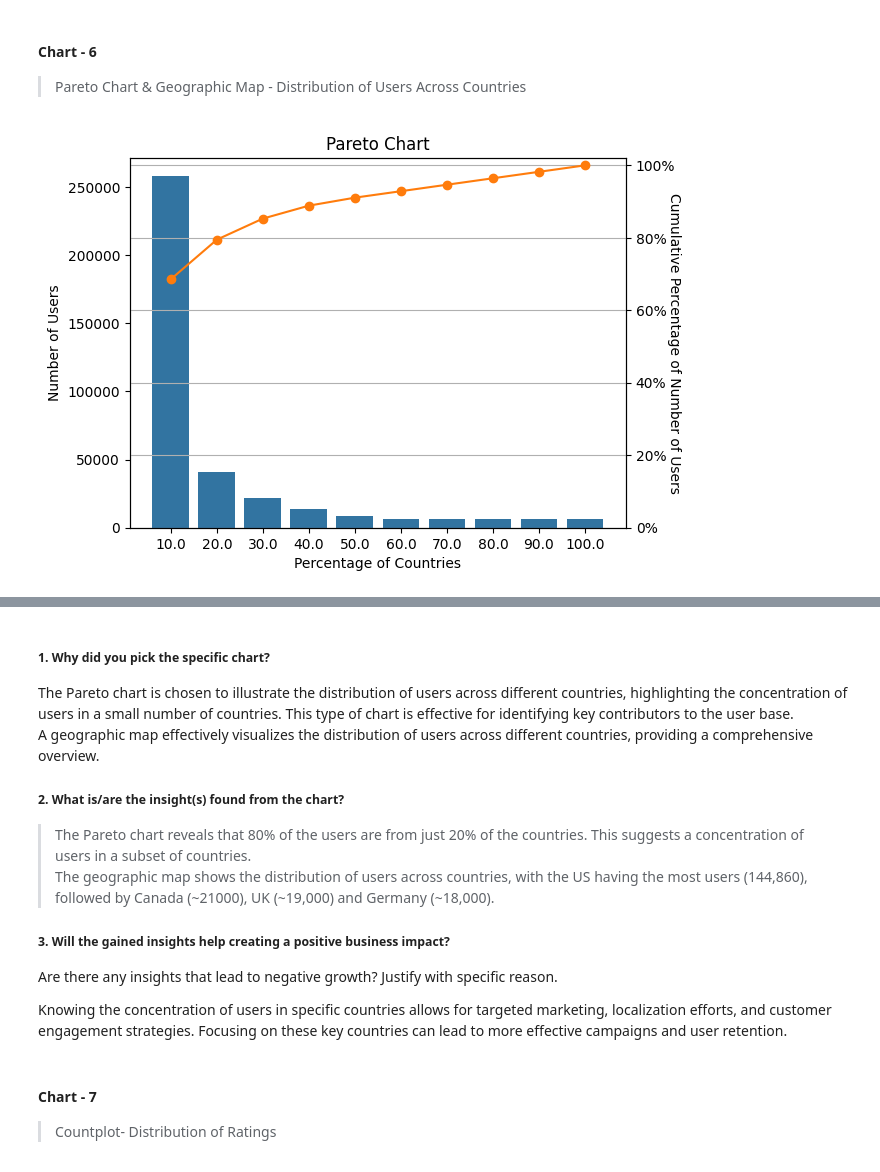
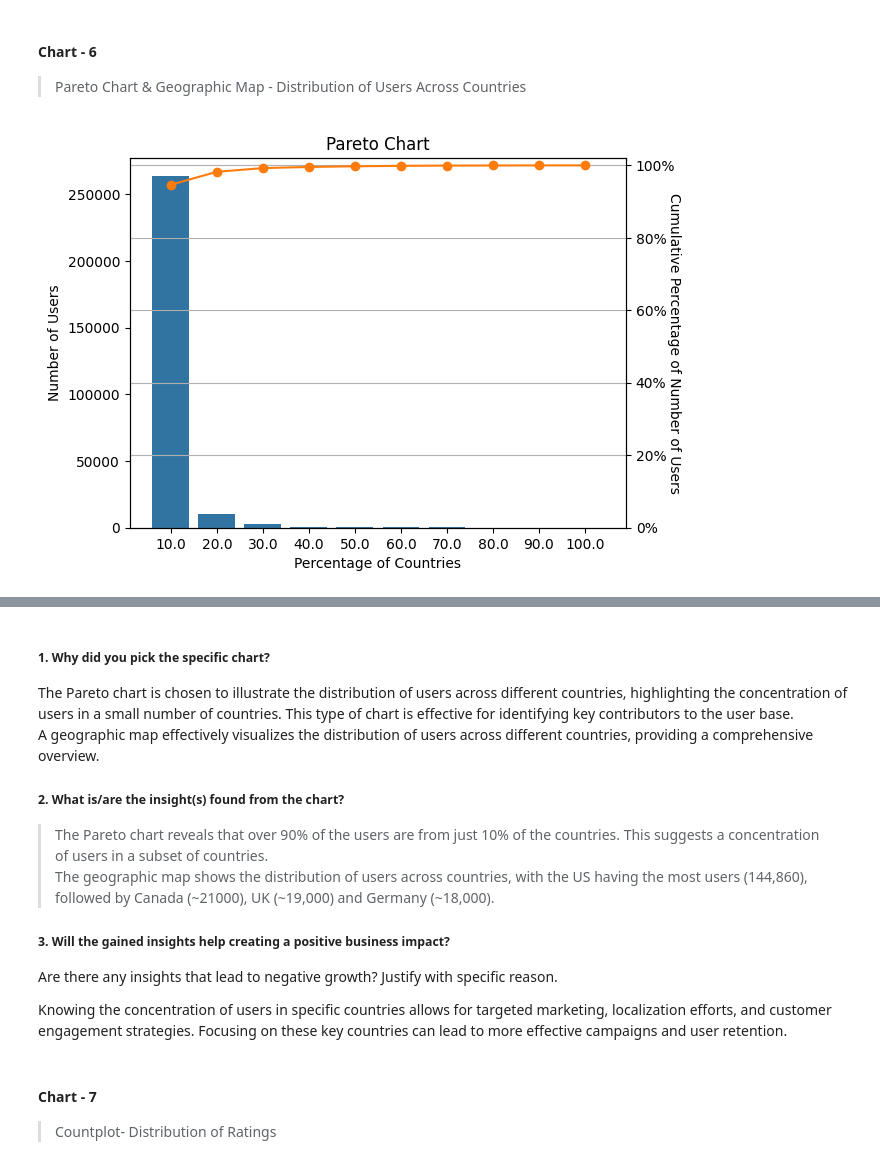
Before and after one commit to bisht-deepak/Capstone-Project-Recommendation-System, a Jupyter notebook: unsupervised-learning-book-recommendation-system.ipynb, the cells around one changed output, grey strips where cells are left out. Cells and saved outputs as stored; diff of their text form; code cells hidden in the pictures.

```diff
--- a/unsupervised-learning-book-recommendation-system.ipynb
+++ b/unsupervised-learning-book-recommendation-system.ipynb
@@ -687,26 +690,3 @@ user_ratings_df.head()
 | 2 | 153662 | 1808 | 1 |
 | 3 | 189835 | 1766 | 1 |
 | 4 | 23902 | 1084 | 1 |
-# %%
-
-
-mean_age= np.round(np.mean(users_df["Age"]), 2)
-
-xyz= (
-    (
-        users_df
-        .rename(rename_cols, axis= 1)
-
-        .assign(
-            age= lambda x: x["age"].fillna(mean_age),
-        )
-        .pipe(extract_lower_and_upper_bound)
-        .assign(
-
-        )
-
-    )
-)
-xyz
-# tweaked_users_df= tweak_users_df(users_df)
-# tweaked_users_df.head()
@@ -1062,28 +1028,27 @@ Knowing that a small percentage of users contribute a significant portion of rat
 #### Chart - 6
 > Pareto Chart & Geographic Map - Distribution of Users Across Countries
 # %%
-contribution_by_country= get_pareto_df(tweaked_ratings_df, variable= "id")
-
+contribution_by_country= get_pareto_df(tweaked_users_df, variable= "country")
 fig, ax= plt.subplots(sharex= True)
 sns.barplot(data= contribution_by_country, x= "perc_users", y= "size",
             color= "#1f77b4", ax= ax)
 
 # ax.set_xlim(10,100)
 ax.set_xlabel("Percentage of Countries")
 ax.set_ylabel("Number of Users")
 
 ax2= ax.twinx()
 ax2.plot(contribution_by_country["cumperc"], marker= "o", color= "#ff7c0c")
-# ax2.xaxis.set_major_formatter(PercentFormatter())
+
 ax2.yaxis.set_major_formatter(PercentFormatter())
 ax2.set_ylim(0,102)
 ax2.set_ylabel("Cumulative Percentage of Number of Users", rotation= 270)
 
 ax2.grid(True, zorder= -1)
 plt.title("Pareto Chart")
 plt.show()
 # %% [output]
-[figure, old version]
+[figure, new version]
 # %%
 #geo map of users
 users_by_countries= gpd.GeoDataFrame(
@@ -1135,7 +1100,7 @@ A geographic map effectively visualizes the distribution of users across differe
 
 ##### 2. What is/are the insight(s) found from the chart?
 
-> The Pareto chart reveals that 80% of the users are from just 20% of the countries. This suggests a concentration of users in a subset of countries.
+> The Pareto chart reveals that over 90% of the users are from just 10% of the countries. This suggests a concentration of users in a subset of countries.
 > The geographic map shows the distribution of users across countries, with the US having the most users (144,860), followed by Canada (\~21000), UK (\~19,000) and Germany (\~18,000).
 
 ##### 3. Will the gained insights help creating a positive business impact?
```
Also changed, not shown: parts of 31 cells of this notebook.
